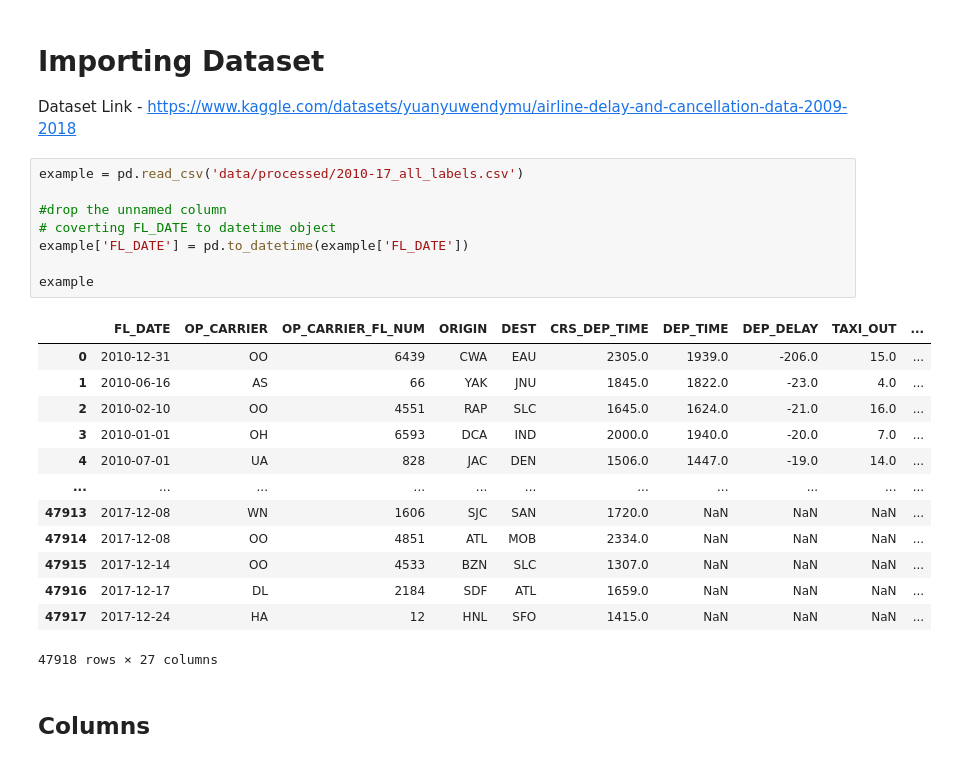
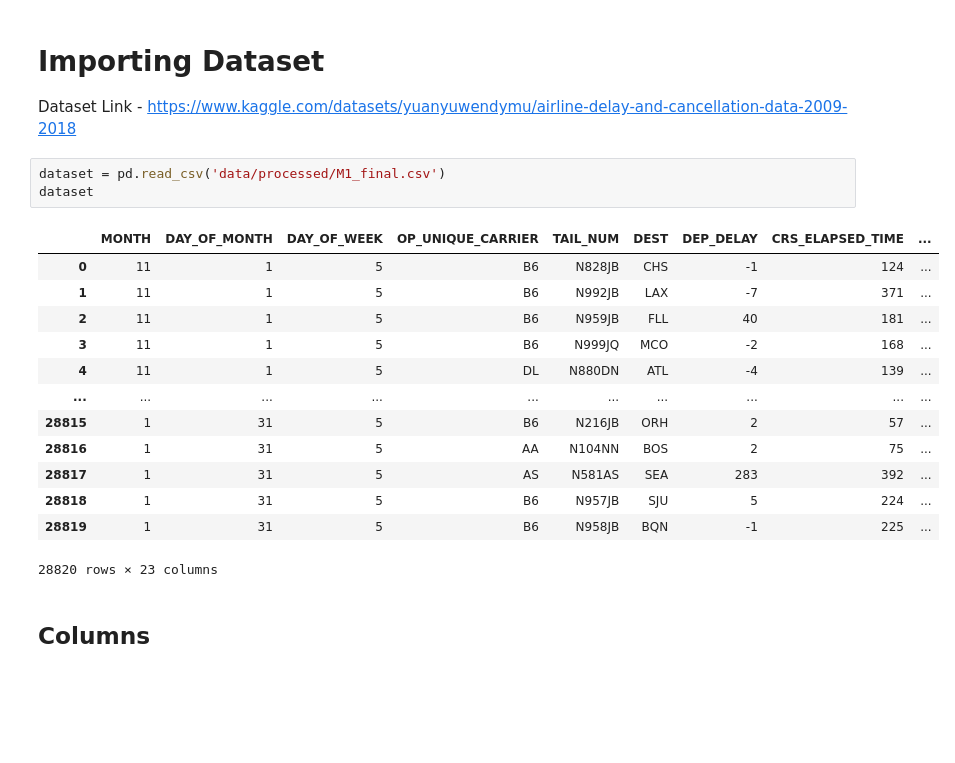
Before and after one commit to Delayma-ML/Delayma-Visualization, a Jupyter notebook: data_visualization.ipynb, the cells around one changed output. Drawn from its saved outputs; the diff is of its cells as text; blank space fills up the shorter version.

```diff
--- a/data_visualization.ipynb
+++ b/data_visualization.ipynb
@@ -9,28 +9,23 @@ pio.kaleido.scope.mathjax = None
 # Importing Dataset
 
 Dataset Link - https://www.kaggle.com/datasets/yuanyuwendymu/airline-delay-and-cancellation-data-2009-2018
-# %%
-example = pd.read_csv('data/processed/2010-17_all_labels.csv')
-
-#drop the unnamed column
-# coverting FL_DATE to datetime object
-example['FL_DATE'] = pd.to_datetime(example['FL_DATE'])
-
-example
-# %% [output]
-|  | FL_DATE | OP_CARRIER | OP_CARRIER_FL_NUM | ORIGIN | DEST | CRS_DEP_TIME | DEP_TIME | DEP_DELAY | TAXI_OUT | ... |
-| 0 | 2010-12-31 | OO | 6439 | CWA | EAU | 2305.0 | 1939.0 | -206.0 | 15.0 | ... |
-| 1 | 2010-06-16 | AS | 66 | YAK | JNU | 1845.0 | 1822.0 | -23.0 | 4.0 | ... |
-| 2 | 2010-02-10 | OO | 4551 | RAP | SLC | 1645.0 | 1624.0 | -21.0 | 16.0 | ... |
-| 3 | 2010-01-01 | OH | 6593 | DCA | IND | 2000.0 | 1940.0 | -20.0 | 7.0 | ... |
-| 4 | 2010-07-01 | UA | 828 | JAC | DEN | 1506.0 | 1447.0 | -19.0 | 14.0 | ... |
-| ... | ... | ... | ... | ... | ... | ... | ... | ... | ... | ... |
-| 47913 | 2017-12-08 | WN | 1606 | SJC | SAN | 1720.0 | NaN | NaN | NaN | ... |
-| 47914 | 2017-12-08 | OO | 4851 | ATL | MOB | 2334.0 | NaN | NaN | NaN | ... |
-| 47915 | 2017-12-14 | OO | 4533 | BZN | SLC | 1307.0 | NaN | NaN | NaN | ... |
-| 47916 | 2017-12-17 | DL | 2184 | SDF | ATL | 1659.0 | NaN | NaN | NaN | ... |
-| 47917 | 2017-12-24 | HA | 12 | HNL | SFO | 1415.0 | NaN | NaN | NaN | ... |
-47918 rows × 27 columns
+# %%
+dataset = pd.read_csv('data/processed/M1_final.csv')
+dataset
+# %% [output]
+|  | MONTH | DAY_OF_MONTH | DAY_OF_WEEK | OP_UNIQUE_CARRIER | TAIL_NUM | DEST | DEP_DELAY | CRS_ELAPSED_TIME | ... |
+| 0 | 11 | 1 | 5 | B6 | N828JB | CHS | -1 | 124 | ... |
+| 1 | 11 | 1 | 5 | B6 | N992JB | LAX | -7 | 371 | ... |
+| 2 | 11 | 1 | 5 | B6 | N959JB | FLL | 40 | 181 | ... |
+| 3 | 11 | 1 | 5 | B6 | N999JQ | MCO | -2 | 168 | ... |
+| 4 | 11 | 1 | 5 | DL | N880DN | ATL | -4 | 139 | ... |
+| ... | ... | ... | ... | ... | ... | ... | ... | ... | ... |
+| 28815 | 1 | 31 | 5 | B6 | N216JB | ORH | 2 | 57 | ... |
+| 28816 | 1 | 31 | 5 | AA | N104NN | BOS | 2 | 75 | ... |
+| 28817 | 1 | 31 | 5 | AS | N581AS | SEA | 283 | 392 | ... |
+| 28818 | 1 | 31 | 5 | B6 | N957JB | SJU | 5 | 224 | ... |
+| 28819 | 1 | 31 | 5 | B6 | N958JB | BQN | -1 | 225 | ... |
+28820 rows × 23 columns
 # %% [markdown]
 ## Columns
 # %%
```
Also changed, not shown: parts of 12 cells of this notebook, 6 other files.
